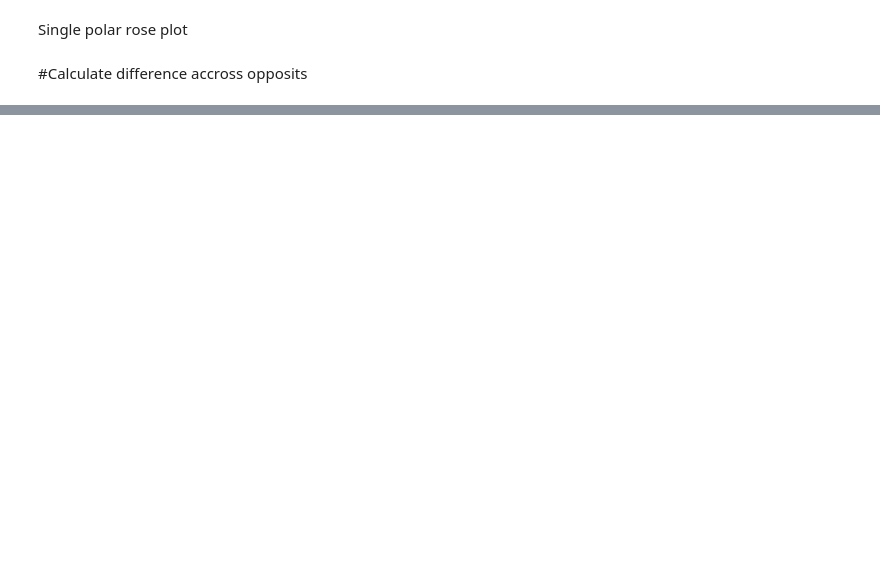
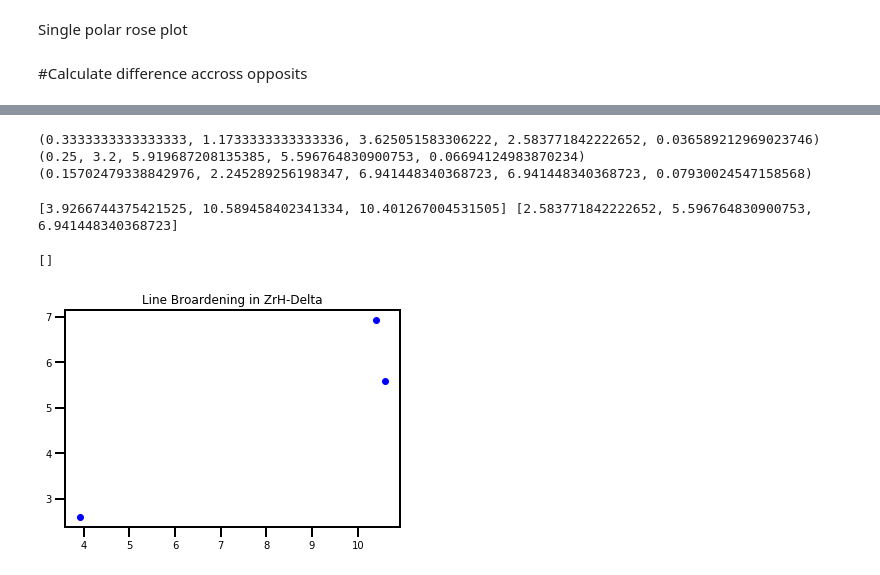
Before and after one commit to Mats-Student-Olie/Double-Peak-Fit, a Jupyter notebook: Compare Strain Across Cakes.ipynb, the cells around one changed output, grey strips where cells are left out. Drawn from its saved outputs; the diff is of its cells as text; code cells hidden in the pictures; blank space fills up the shorter version.

```diff
--- a/Compare Strain Across Cakes.ipynb
+++ b/Compare Strain Across Cakes.ipynb
@@ -264,6 +264,8 @@ Number of steps = 58
 import math
 import matplotlib.patches as mpatches
 pi = math.pi
+sin = math.sin
+cos = math.cos
 
 pp_range_rad = np.arange(0, (2*pi), ((2*pi)/36))
 pp_range_deg = pp_range_rad*(180/pi)
@@ -1105,0 +1191,48 @@ fig.savefig(plot_name, bbox_inches='tight')
+# %%
+Hsqd_111 = H_sqd(1,1,1)
+Hsqd_220 = H_sqd(2,2,0)
+Hsqd_200 = H_sqd(2,0,0)
+Hsqd_311 = H_sqd(3,1,1)
+C_111 = Contrast_Factor(3.2, 1.9, Hsqd_111)
+C_220 = Contrast_Factor(3.2, 1.9, Hsqd_200)
+C_200 = Contrast_Factor(3.2, 1.9, Hsqd_220)
+C_311 = Contrast_Factor(3.2, 1.9, Hsqd_311)
+K_111 = K(2.94063, 0.0141565)
+K_200 = K(3.39567, 0.0141565)
+K_220 = K(4.80291, 0.0141565)
+K_311 = K(5.63253, 0.0141565)
+dK_111 = delta_K(2.94063, z_fwhm2[0][25][0], 0.0141565)
+dK_200 = delta_K(3.39567, z_fwhm2[1][25][0], 0.0141565)
+dK_220 = delta_K(4.80291, z_fwhm2[2][25][0], 0.0141565)
+dK_311 = delta_K(5.63253, 0, 0.0141565)
+
+#zrh_pk_names = ['111', '220', '311']
+Hsqd_s = [Hsqd_111, Hsqd_220, Hsqd_311]
+C_s = [C_111, C_220, C_311]
+K_s = [K_111, K_220, K_311]
+dK_s = [dK_111, dK_220, K_311]
+ZrH_FWHM = [z_fwhm2[0][25][0], z_fwhm2[1][25][0], z_fwhm2[2][25][0]]
+
+for i in zip(Hsqd_s, C_s, K_s, dK_s, ZrH_FWHM):
+    print(i)
+# %% [output]
+(0.3333333333333333, 1.1733333333333336, 3.625051583306222, 2.583771842222652, 0.036589212969023746)
+(0.25, 3.2, 5.919687208135385, 5.596764830900753, 0.06694124983870234)
+(0.15702479338842976, 2.245289256198347, 6.941448340368723, 6.941448340368723, 0.07930024547158568)
+# %%
+K_rootC = []
+for i, j in zip(K_s, C_s):
+    rt_j = math.sqrt(j)
+    K_sqrtC = i*rt_j
+    K_rootC.append(K_sqrtC)
+
+print(K_rootC, dK_s)
+
+plt.plot(K_rootC, dK_Fs, 'bo')
+title = ('Line Broardening in ZrH-Delta')
+plt.title(title)
+plt.plot()
+# %% [output]
+[3.9266744375421525, 10.589458402341334, 10.401267004531505] [2.583771842222652, 5.596764830900753, 6.941448340368723]
+[]
+[figure, added]
```
Also changed, not shown: parts of 10 cells of this notebook.
